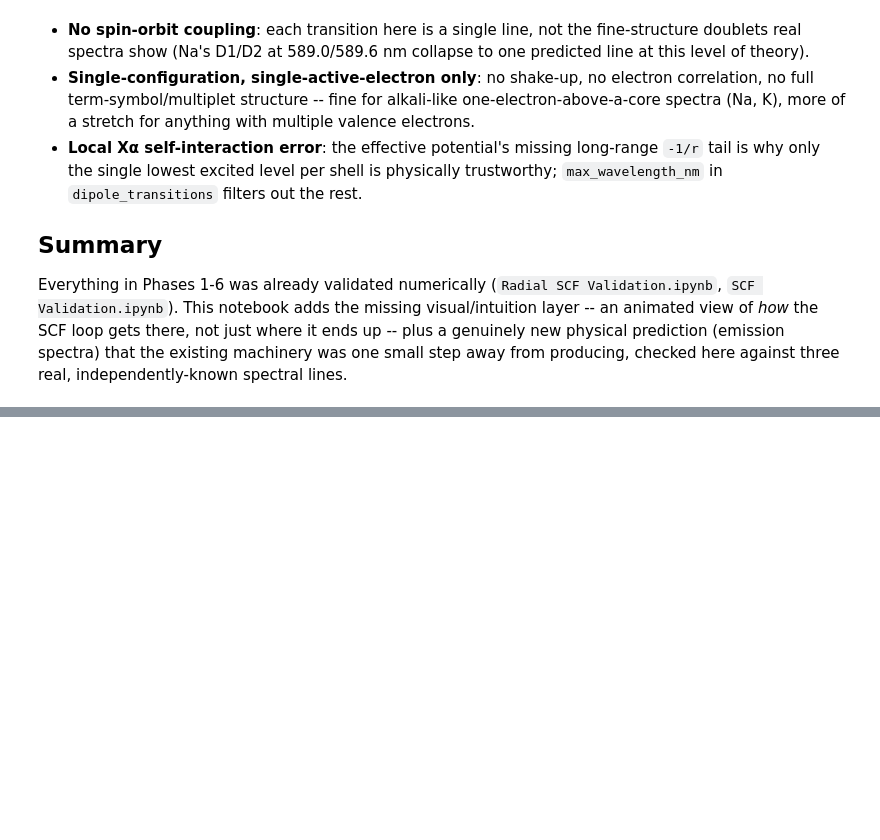
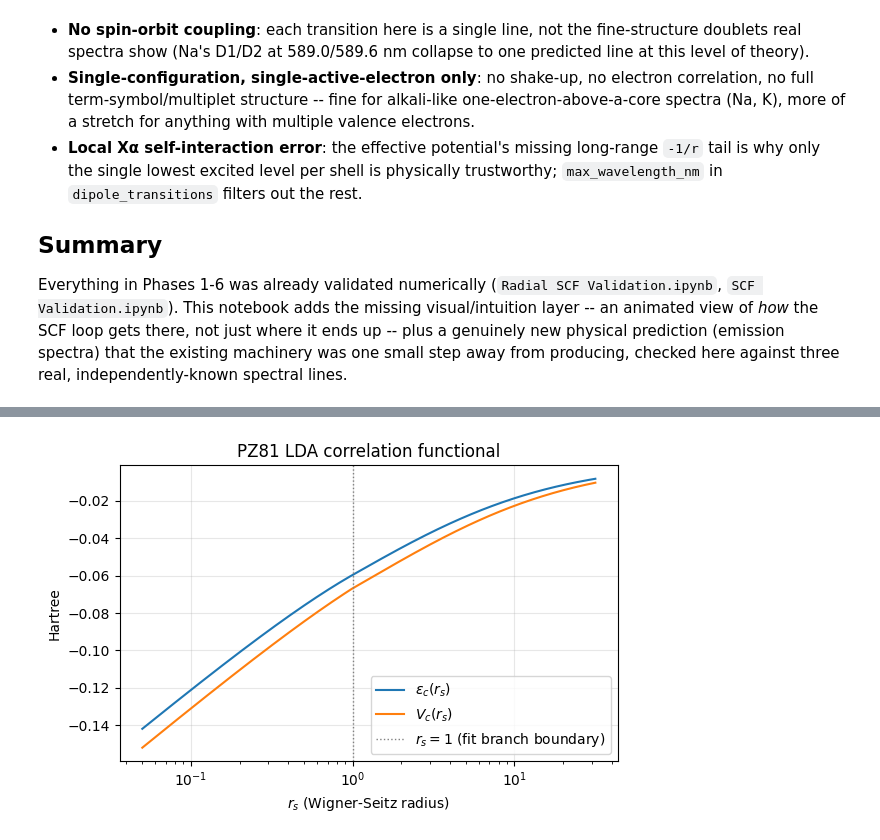
Before and after one commit to HasanHelal429/Physics-Simulation, a Jupyter notebook: Quantum Mechanics/HF_solver/Hartree_Fock.ipynb, the cells around one changed output, grey strips where cells are left out. Saved outputs shown, nothing was run; the diff lists cells and outputs as text; code cells hidden in the pictures; blank space fills up the shorter version.

```diff
--- a/Quantum Mechanics/HF_solver/Hartree_Fock.ipynb
+++ b/Quantum Mechanics/HF_solver/Hartree_Fock.ipynb
@@ -171,0 +180,20 @@ Everything in Phases 1-6 was already validated numerically (`Radial SCF Validati
+# %%
+rs = np.logspace(-1.3, 1.5, 300)
+rho_from_rs = 3 / (4 * np.pi * rs**3)
+eps_c, V_c = pot.pz81_correlation(rho_from_rs)
+
+fig, ax = plt.subplots(figsize=(6, 4))
+ax.plot(rs, eps_c, label=r'$\epsilon_c(r_s)$')
+ax.plot(rs, V_c, label=r'$V_c(r_s)$')
+ax.axvline(1.0, color='gray', ls=':', lw=1, label=r'$r_s=1$ (fit branch boundary)')
+ax.set_xscale('log')
+ax.set_xlabel(r'$r_s$ (Wigner-Seitz radius)')
+ax.set_ylabel('Hartree')
+ax.set_title('PZ81 LDA correlation functional')
+ax.legend()
+ax.grid(alpha=0.3)
+fig.tight_layout()
+fig.savefig('media/pz81_correlation.png', dpi=110)
+plt.show()
+# %% [output]
+[figure, added]
```
Also changed, not shown: parts of 8 cells of this notebook, 5 other files.
